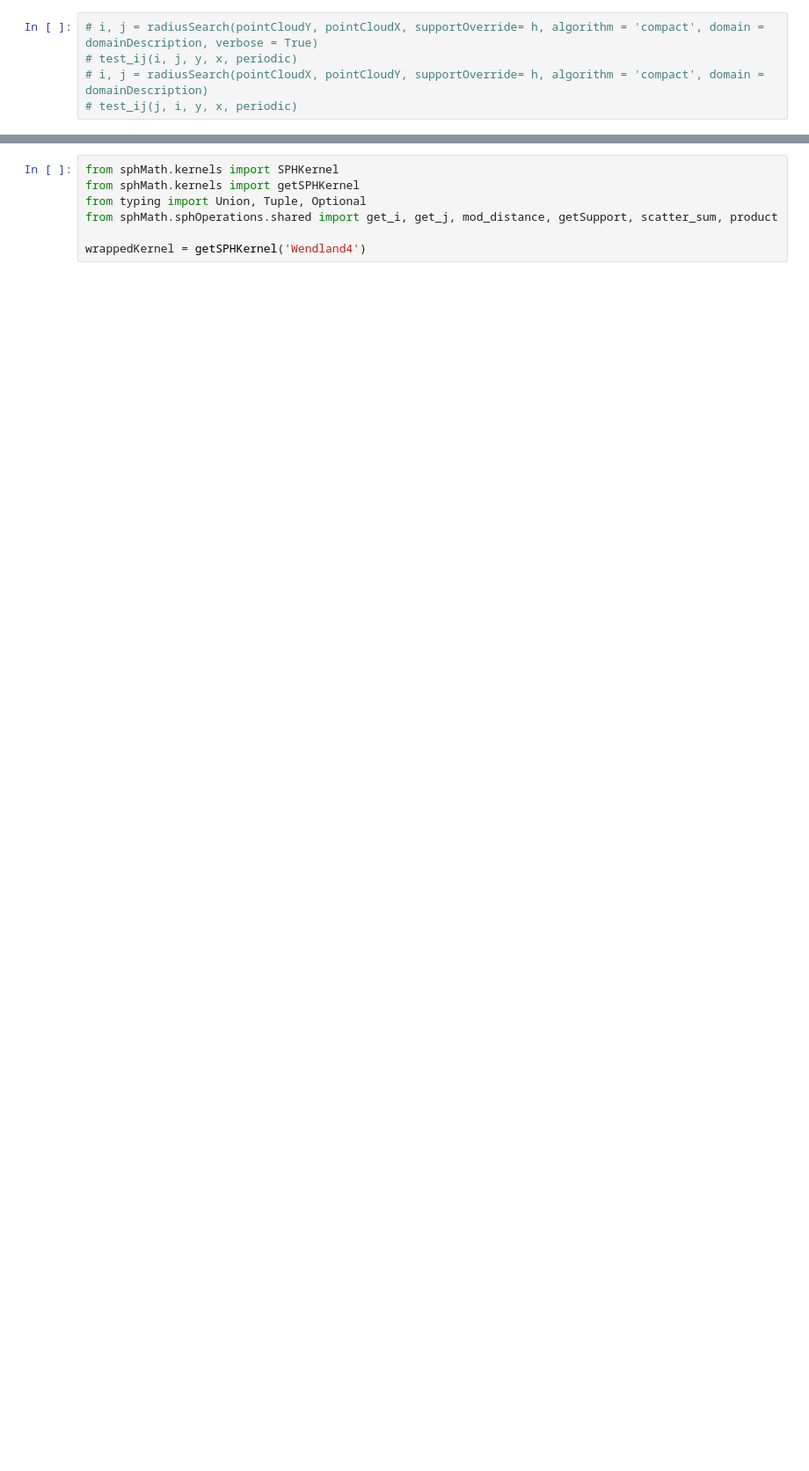
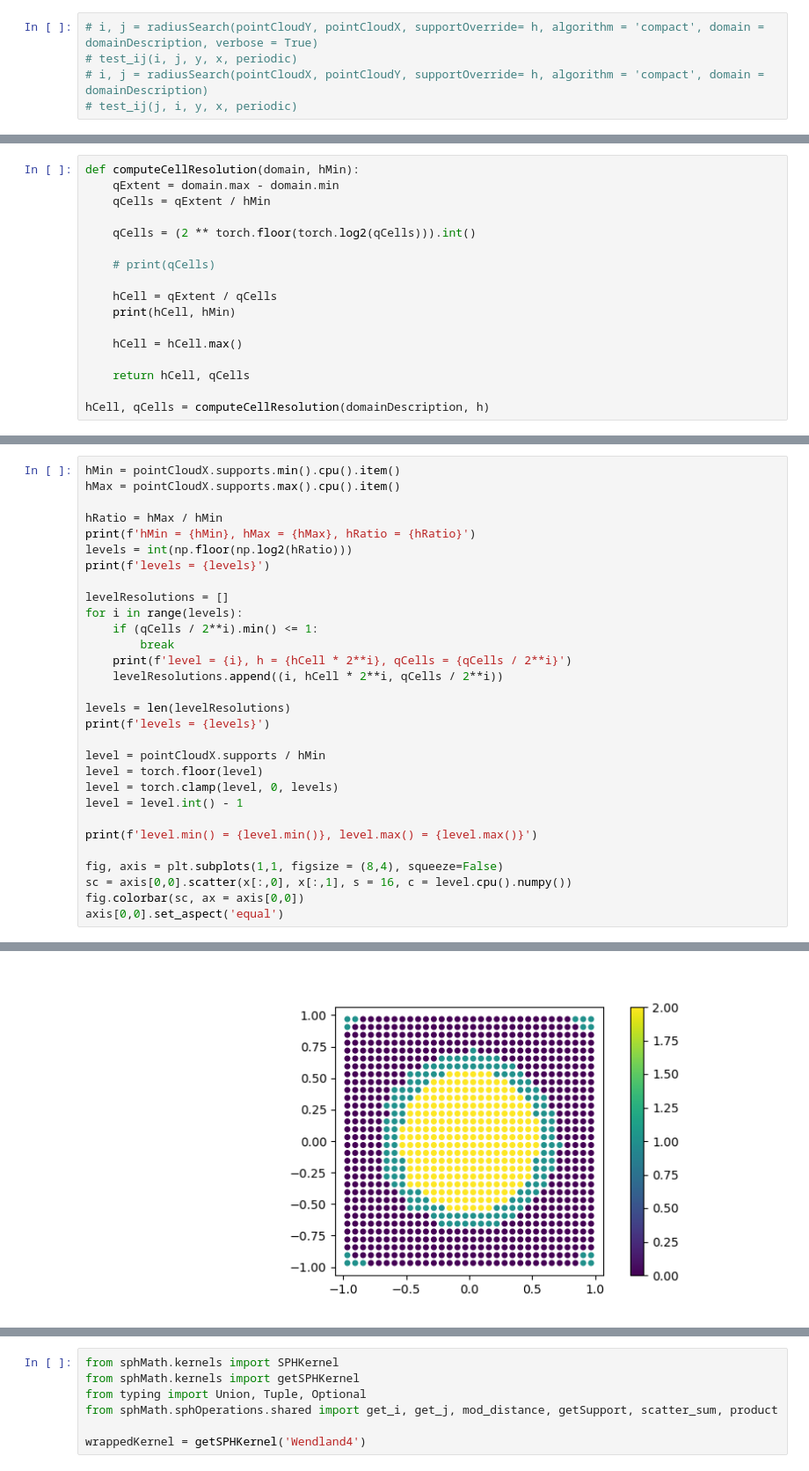
Before and after one commit to wi-re/torchCompactRadius, a Jupyter notebook: test.ipynb, the cells around one changed output, grey strips where cells are left out. Shown at 88% size. Cells and saved outputs as stored; diff of their text form; blank space fills up the shorter version.

```diff
--- a/test.ipynb
+++ b/test.ipynb
@@ -143,0 +155,17 @@ pointCloudY = pointCloudY._replace(supports = ySupport + torch.randn_like(ySuppo
+# %%
+def computeCellResolution(domain, hMin):
+    qExtent = domain.max - domain.min
+    qCells = qExtent / hMin
+
+    qCells = (2 ** torch.floor(torch.log2(qCells))).int()
+
+    # print(qCells)
+
+    hCell = qExtent / qCells
+    print(hCell, hMin)
+
+    hCell = hCell.max()
+
+    return hCell, qCells
+
+hCell, qCells = computeCellResolution(domainDescription, h)
@@ -143,0 +174,31 @@ pointCloudY = pointCloudY._replace(supports = ySupport + torch.randn_like(ySuppo
+# %%
+hMin = pointCloudX.supports.min().cpu().item()
+hMax = pointCloudX.supports.max().cpu().item()
+
+hRatio = hMax / hMin
+print(f'hMin = {hMin}, hMax = {hMax}, hRatio = {hRatio}')
+levels = int(np.floor(np.log2(hRatio)))
+print(f'levels = {levels}')
+
+levelResolutions = []
+for i in range(levels):
+    if (qCells / 2**i).min() <= 1:
+        break
+    print(f'level = {i}, h = {hCell * 2**i}, qCells = {qCells / 2**i}')
+    levelResolutions.append((i, hCell * 2**i, qCells / 2**i))
+
+levels = len(levelResolutions)
+print(f'levels = {levels}')
+
+level = pointCloudX.supports / hMin
+level = torch.floor(level)
+level = torch.clamp(level, 0, levels)
+level = level.int() - 1
+
+print(f'level.min() = {level.min()}, level.max() = {level.max()}')
+
+fig, axis = plt.subplots(1,1, figsize = (8,4), squeeze=False)
+sc = axis[0,0].scatter(x[:,0], x[:,1], s = 16, c = level.cpu().numpy())
+fig.colorbar(sc, ax = axis[0,0])
+axis[0,0].set_aspect('equal')
+# %% [output]
@@ -143,0 +212 @@ pointCloudY = pointCloudY._replace(supports = ySupport + torch.randn_like(ySuppo
+[figure, added]
```
Also changed, not shown: parts of 17 cells of this notebook.
